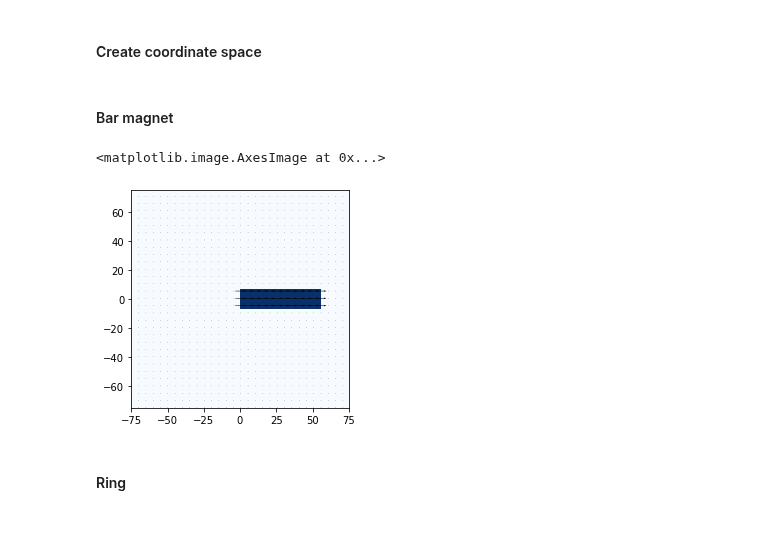
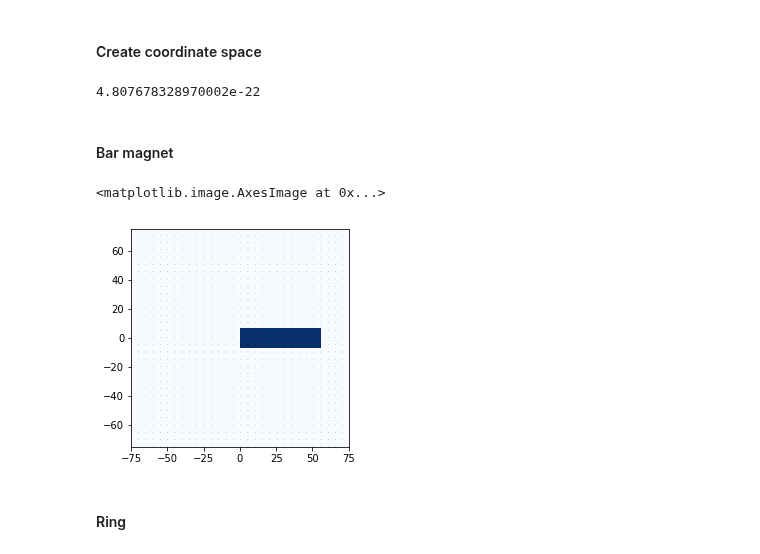
Before and after one commit to grlewis333/phd-work, a Jupyter notebook: holo-sim.ipynb, the cells around one changed output. Saved outputs shown, nothing was run; the diff lists cells and outputs as text; code cells hidden in the pictures; blank space fills up the shorter version.

Commit message:
begin adding magnetisation values

```diff
--- a/holo-sim.ipynb
+++ b/holo-sim.ipynb
@@ -56,27 +56,35 @@ nx = xx.reshape(n**3)
 ny = yy.reshape(n**3)
 nz = zz.reshape(n**3)
 coor = np.array([nx,ny,nz]).T
+# %%
+Ms = 480767.832897 # Saturation magnetisation per unit volume in A/m
+Vtot = (n*1e-9)**3
+Vcell = Vtot / n**3
+Mcell = Ms*Vcell
+Mcell
+# %% [output]
+4.807678328970002e-22
 # %% [markdown]
 #### Bar magnet
 # %%
 Mx = np.zeros_like(xs)
 My = np.zeros_like(ys)
 Mz = np.zeros_like(zs)
 
 Mxx, Myy, Mzz = np.meshgrid(Mx, My, Mz, indexing='ij')
 
-Mxx[round(2*n/4):round(3.5*n/4),round(9*n/20):round(11*n/20),round(9*n/20):round(11*n/20)] = 1
+Mxx[round(2*n/4):round(3.5*n/4),round(9*n/20):round(11*n/20),round(9*n/20):round(11*n/20)] = 1*Mcell
 #Myy[round(n/4):round(3*n/4),round(n/4):round(3*n/4),round(n/4):round(3*n/4)] = 1
 
 # plot
 # in this case plot the Mx values as slice z= 50
 %matplotlib inline
 s=5
 plt.quiver(xx[::s,::s,round(n/2)],yy[::s,::s,round(n/2)],Mxx[::s,::s,round(n/2)],Myy[::s,::s,round(n/2)],pivot='mid',scale=20)
 plt.imshow(Mxx[:,:,round(n/2)].T, extent=[-n/2,n/2,-n/2,n/2],cmap='Blues')
 # %% [output]
 <matplotlib.image.AxesImage at 0x...>
-[figure, old version]
+[figure, new version]
 # %% [markdown]
 #### Ring
 # %%
```
Also changed, not shown: parts of 4 cells of this notebook.
